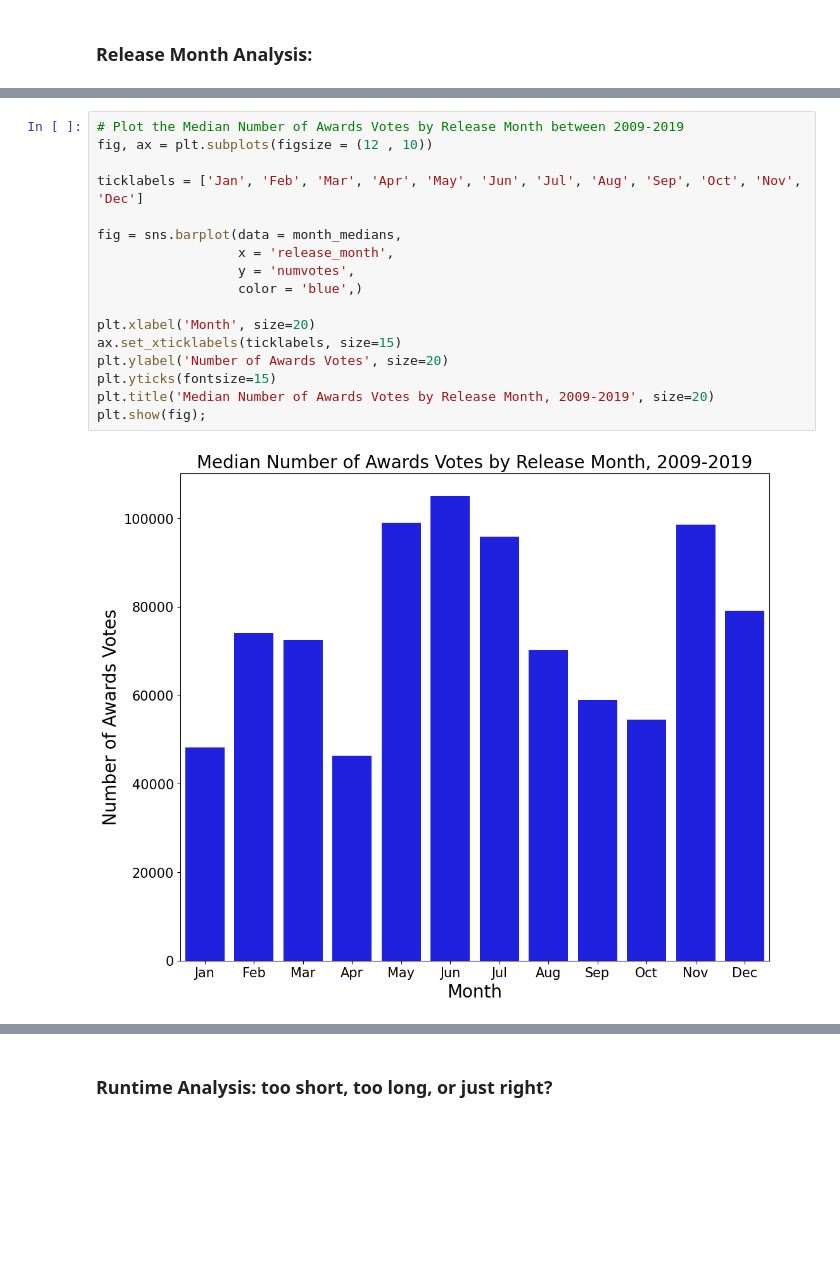
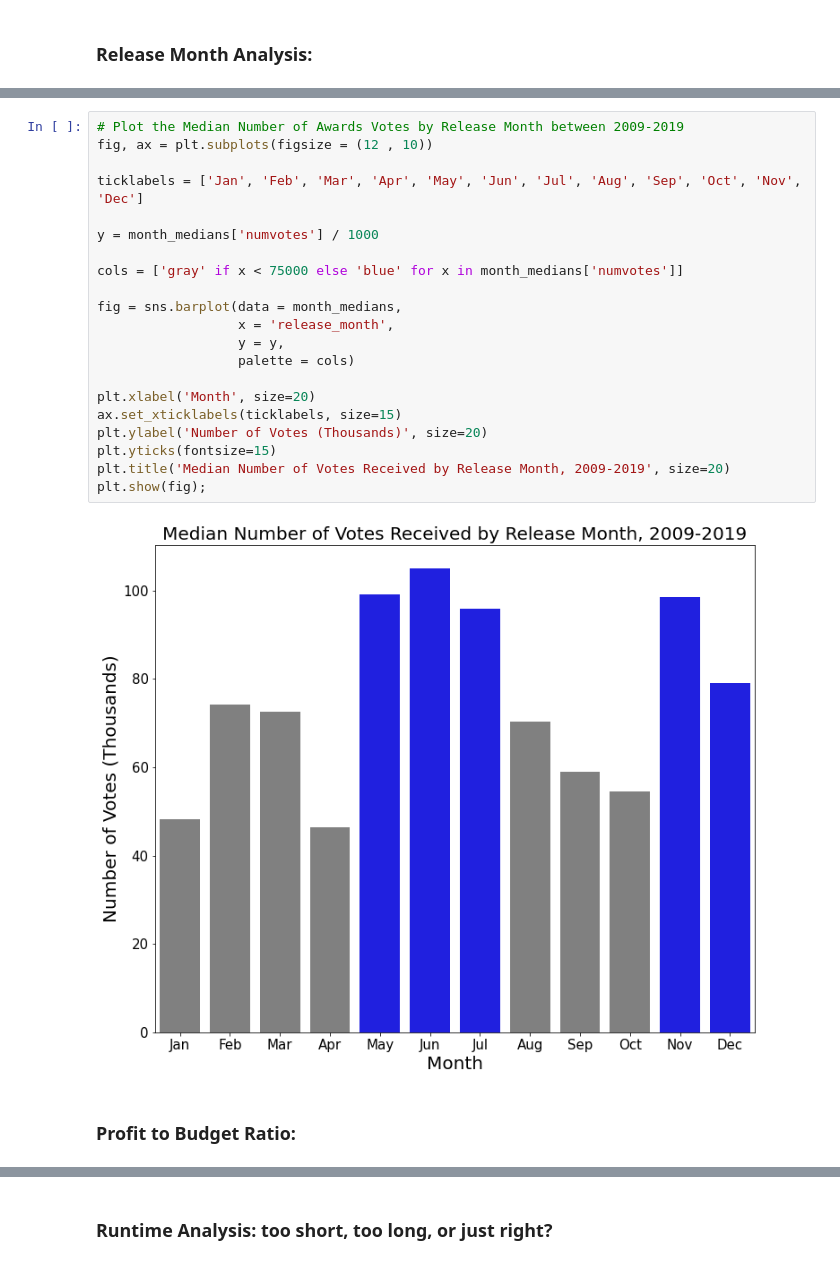
Before and after one commit to pschulk/Microsoft_Studio_Analysis_Phase_1, a Jupyter notebook: masterNotebook_draft.ipynb, the cells around one changed output, grey strips where cells are left out. Saved outputs shown, nothing was run; the diff lists cells and outputs as text; blank space fills up the shorter version.

Commit message:
Update Master Notebook with Paul's Charts

```diff
--- a/masterNotebook_draft.ipynb
+++ b/masterNotebook_draft.ipynb
@@ -245,19 +247,25 @@ plt.show(fig);
 # %%
 # Plot the Median Number of Awards Votes by Release Month between 2009-2019
 fig, ax = plt.subplots(figsize = (12 , 10))
 
 ticklabels = ['Jan', 'Feb', 'Mar', 'Apr', 'May', 'Jun', 'Jul', 'Aug', 'Sep', 'Oct', 'Nov', 'Dec']
 
+y = month_medians['numvotes'] / 1000
+
+cols = ['gray' if x < 75000 else 'blue' for x in month_medians['numvotes']]
+
 fig = sns.barplot(data = month_medians,
                   x = 'release_month',
-                  y = 'numvotes',
-                  color = 'blue',)
+                  y = y,
+                  palette = cols)
 
 plt.xlabel('Month', size=20)
 ax.set_xticklabels(ticklabels, size=15)
-plt.ylabel('Number of Awards Votes', size=20)
+plt.ylabel('Number of Votes (Thousands)', size=20)
 plt.yticks(fontsize=15)
-plt.title('Median Number of Awards Votes by Release Month, 2009-2019', size=20)
+plt.title('Median Number of Votes Received by Release Month, 2009-2019', size=20)
 plt.show(fig);
 # %% [output]
-[figure, old version]
+[figure, new version]
+# %% [markdown]
+### Profit to Budget Ratio:
```
Also changed, not shown: parts of 12 cells of this notebook.
